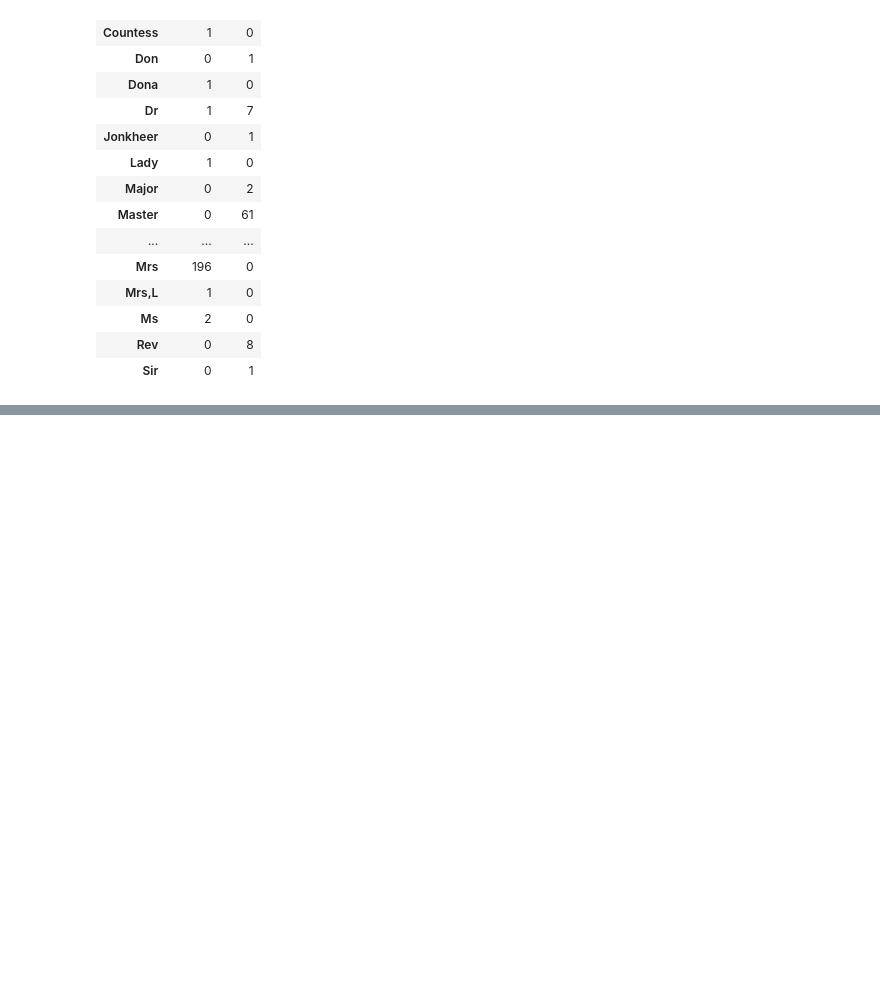
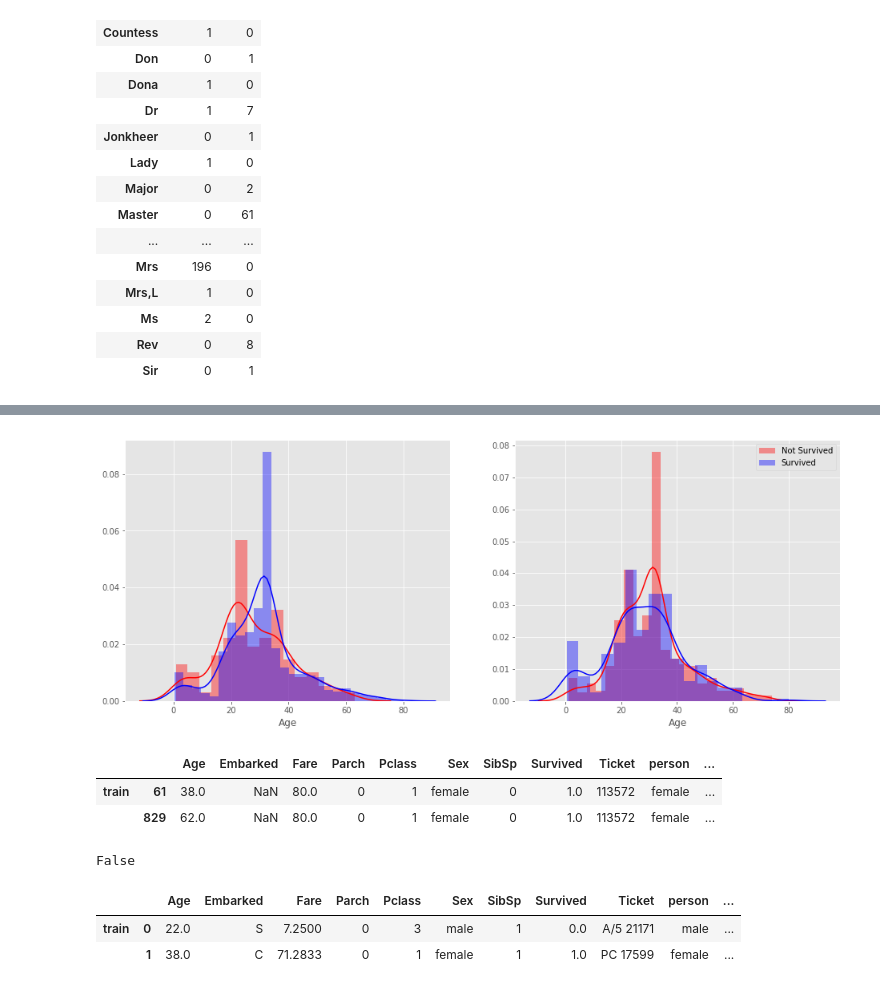
Before and after one commit to BaiTongZheng/MachneLearning, a Jupyter notebook: improvementClassifier.ipynb, the cells around one changed output, grey strips where cells are left out. Drawn from its saved outputs; the diff is of its cells as text; code cells hidden in the pictures; blank space fills up the shorter version.

```diff
--- a/improvementClassifier.ipynb
+++ b/improvementClassifier.ipynb
@@ -301,3 +301,19 @@ pd.crosstab(all_data['Title'], all_data['Sex'])
 | Ms | 2 | 0 |
 | Rev | 0 | 8 |
 | Sir | 0 | 1 |
+# %%
+all_data['Title'] = all_data['Title'].replace(
+    ['Lady','Dr','Dona','Mme','Countess'],'Mrs')
+all_data['Title'] =all_data['Title'].replace('Mlle','Miss')
+all_data['Title'] =all_data['Title'].replace('Mrs,L','Mrs')
+all_data['Title'] = all_data['Title'].replace('Ms', 'Miss')
+#all_data['Title'] = all_data['Title'].replace('Mme', 'Mrs')
+all_data['Title'] = all_data['Title'].replace(['Capt','Col','Don','Major','Rev','Jonkheer','Sir'],'Mr')
+'''
+all_data['Title'] = all_data.Title.replace({'Mlle':'Miss','Mme':'Mrs','Ms':'Miss','Dr':'Mrs',
+                        'Major':'Mr','Lady':'Mrs','Countess':'Mrs',
+                        'Jonkheer':'Mr','Col':'Mr','Rev':'Mr',
+                        'Capt':'Mr','Sir':'Mr','Don':'Mr','Mrs,L':'Mrs'})
+
+'''
+all_data.Title.isnull().sum()
@@ -303,0 +331,9 @@ pd.crosstab(all_data['Title'], all_data['Sex'])
+# %%
+#通过训练集中title对应的age均值替换
+all_data.loc[(all_data.Age.isnull()) & (all_data.Title=='Mr'),'Age']=32
+all_data.loc[(all_data.Age.isnull())&(all_data.Title=='Mrs'),'Age']=36
+all_data.loc[(all_data.Age.isnull())&(all_data.Title=='Master'),'Age']=5
+all_data.loc[(all_data.Age.isnull())&(all_data.Title=='Miss'),'Age']=22
+#all_data.loc[(all_data.Age.isnull())&(all_data.Title=='other'),'Age']=46
+
+all_data.Age.isnull().sum()
@@ -303,0 +351,13 @@ pd.crosstab(all_data['Title'], all_data['Sex'])
+# %%
+f,ax = plt.subplots(1,2,figsize=(16,6))
+sns.distplot(all_data[:train.shape[0]].loc[all_data[:train.shape[0]].Sex=='female','Age'],color='red',ax=ax[0])
+sns.distplot(all_data[:train.shape[0]].loc[all_data[:train.shape[0]].Sex=='male','Age'],color='blue',ax=ax[0])
+
+sns.distplot(all_data[:train.shape[0]].loc[all_data[:train.shape[0]].Survived==0,'Age' ],
+                 color='red', label='Not Survived', ax=ax[1])
+sns.distplot(all_data[:train.shape[0]].loc[all_data[:train.shape[0]].Survived==1,'Age' ],
+                 color='blue', label='Survived', ax=ax[1])
+plt.legend(loc='best')
+plt.show()
+# %% [output]
+[figure, added]
@@ -303,0 +387,19 @@ pd.crosstab(all_data['Title'], all_data['Sex'])
+# %%
+all_data.loc[all_data.Embarked.isnull()]
+# %% [output]
+|  |  | Age | Embarked | Fare | Parch | Pclass | Sex | SibSp | Survived | Ticket | person | ... |
+| train | 61 | 38.0 | NaN | 80.0 | 0 | 1 | female | 0 | 1.0 | 113572 | female | ... |
+|  | 829 | 62.0 | NaN | 80.0 | 0 | 1 | female | 0 | 1.0 | 113572 | female | ... |
+# %%
+all_data['Embarked'].fillna('C',inplace=True)
+all_data.Embarked.isnull().any()
+# %% [output]
+False
+# %%
+embark_dummy = pd.get_dummies(all_data.Embarked)
+all_data = pd.concat([all_data,embark_dummy],axis=1)
+all_data.head(2)
+# %% [output]
+|  |  | Age | Embarked | Fare | Parch | Pclass | Sex | SibSp | Survived | Ticket | person | ... |
+| train | 0 | 22.0 | S | 7.2500 | 0 | 3 | male | 1 | 0.0 | A/5 21171 | male | ... |
+|  | 1 | 38.0 | C | 71.2833 | 0 | 1 | female | 1 | 1.0 | PC 17599 | female | ... |
```
Also changed, not shown: parts of 59 cells of this notebook.
